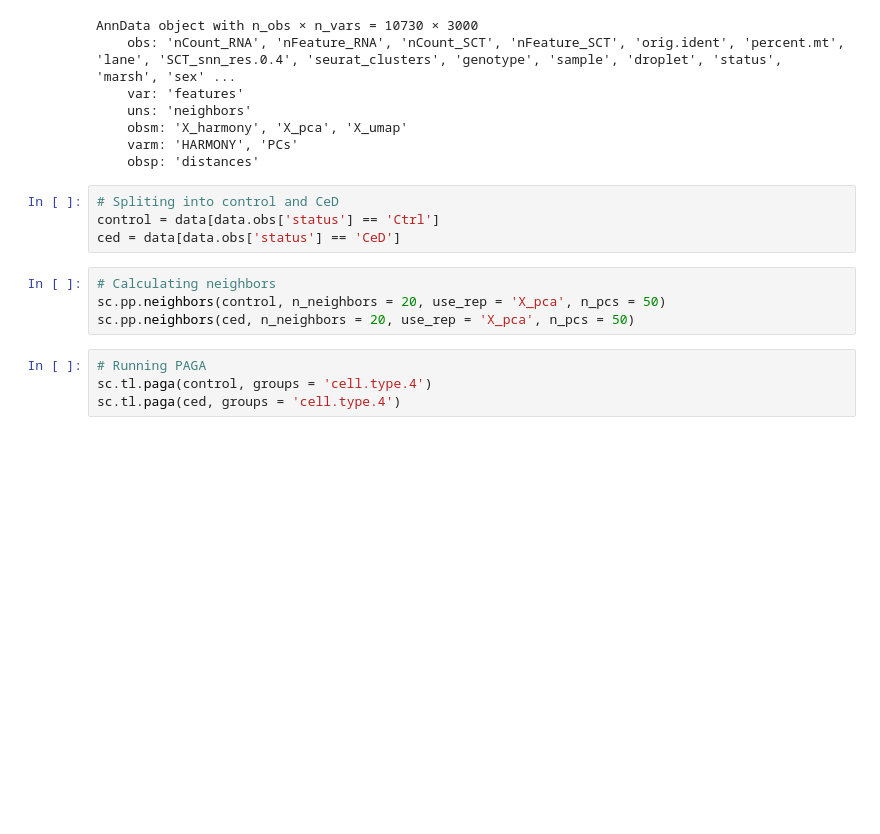
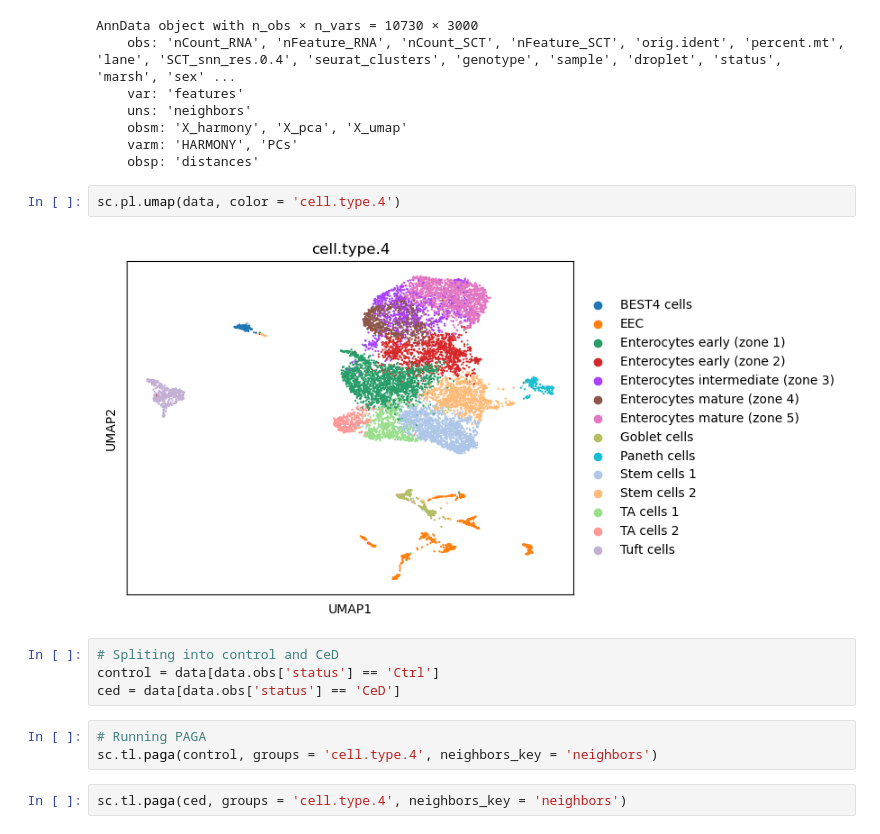
Before and after one commit to nvribeiro/CeD_UMCG2023, a Jupyter notebook: trajectory_analysis/PAGA_epithelia.ipynb, the cells around one changed output. Drawn from its saved outputs; the diff is of its cells as text; blank space fills up the shorter version.

```diff
--- a/trajectory_analysis/PAGA_epithelia.ipynb
+++ b/trajectory_analysis/PAGA_epithelia.ipynb
@@ -22,18 +21,19 @@ AnnData object with n_obs × n_vars = 10730 × 3000
     obsm: 'X_harmony', 'X_pca', 'X_umap'
     varm: 'HARMONY', 'PCs'
     obsp: 'distances'
+# %%
+sc.pl.umap(data, color = 'cell.type.4')
+# %% [output]
+[figure, added]
 # %%
 # Spliting into control and CeD
 control = data[data.obs['status'] == 'Ctrl']
 ced = data[data.obs['status'] == 'CeD']
-# %%
-# Calculating neighbors
-sc.pp.neighbors(control, n_neighbors = 20, use_rep = 'X_pca', n_pcs = 50)
-sc.pp.neighbors(ced, n_neighbors = 20, use_rep = 'X_pca', n_pcs = 50)
 # %%
 # Running PAGA
-sc.tl.paga(control, groups = 'cell.type.4')
-sc.tl.paga(ced, groups = 'cell.type.4')
+sc.tl.paga(control, groups = 'cell.type.4', neighbors_key = 'neighbors')
+# %%
+sc.tl.paga(ced, groups = 'cell.type.4', neighbors_key = 'neighbors')
 # %%
 print(control.uns['paga']['connectivities_tree'])
 # %% [output]
```
Also changed, not shown: parts of 8 cells of this notebook, 4 other files.
